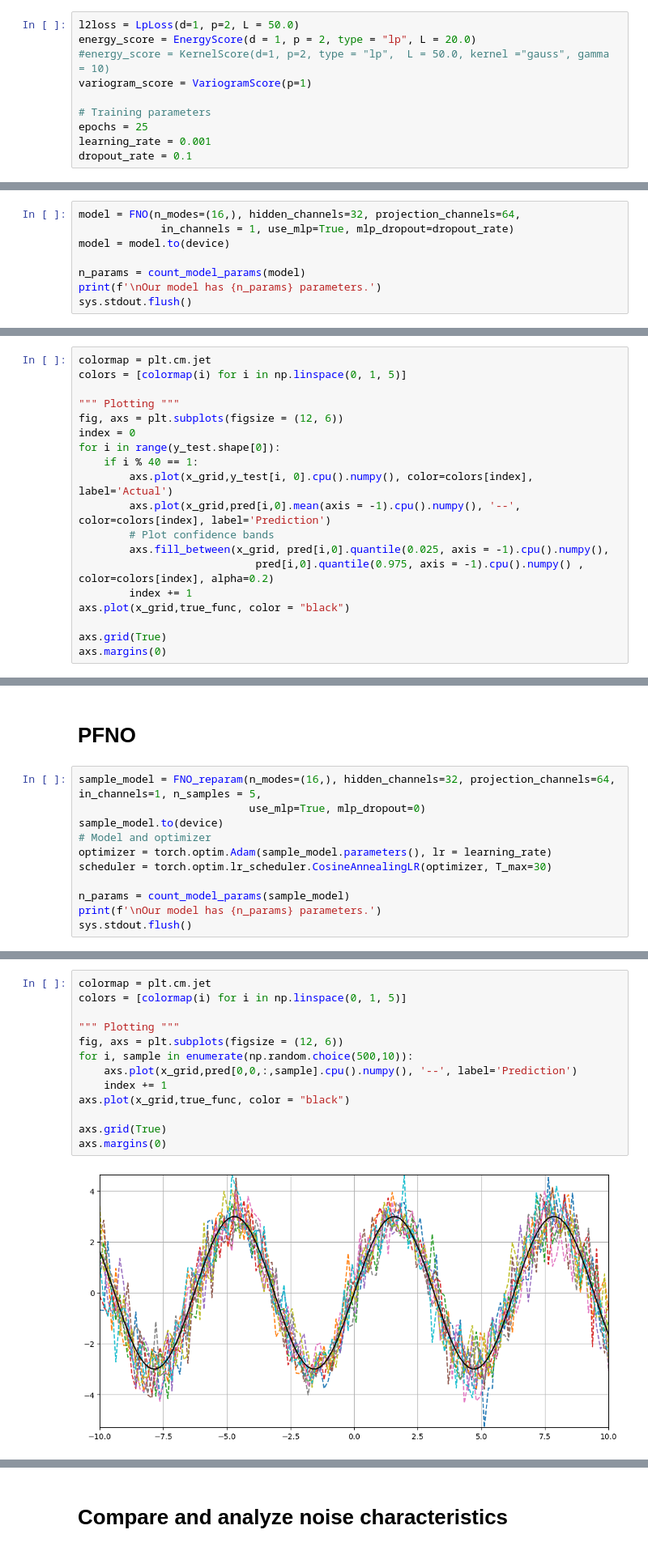
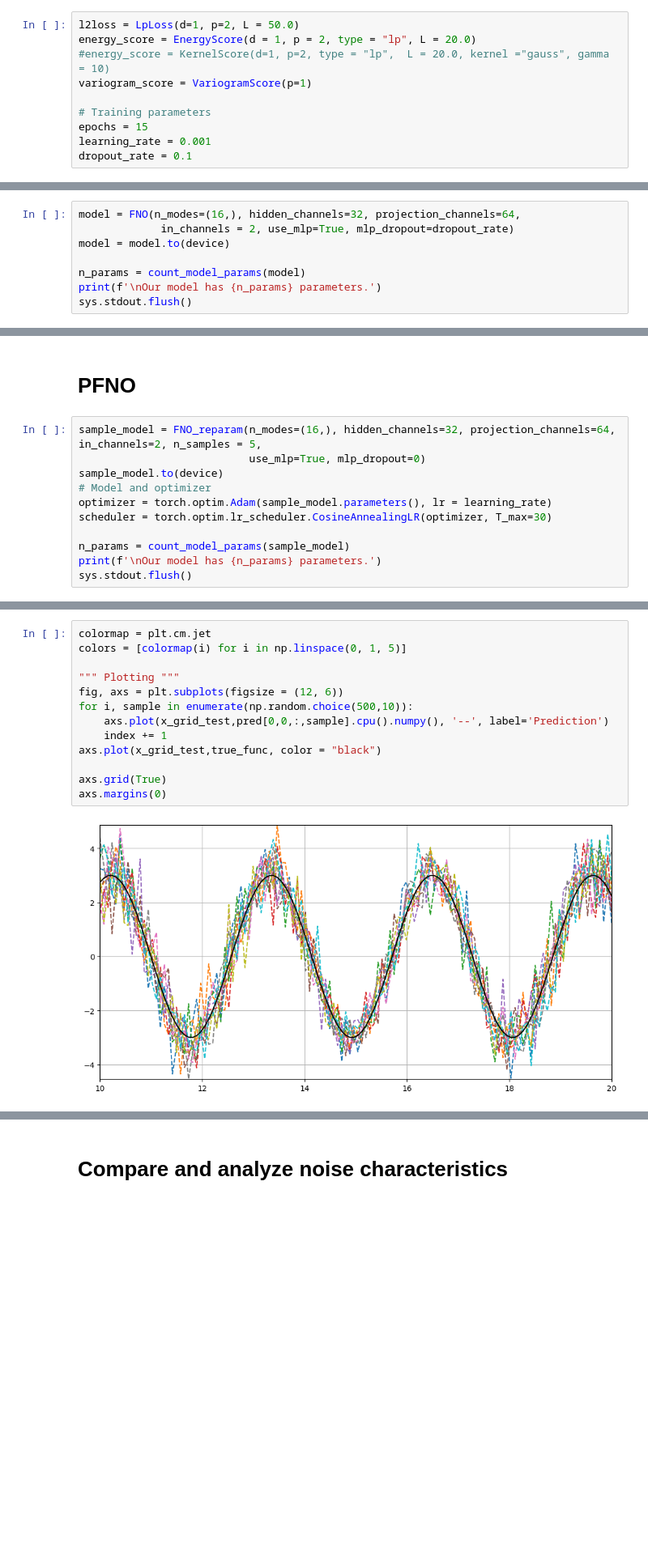
Before and after one commit to cbuelt/pfno, a Jupyter notebook: grf_test.ipynb, the cells around one changed output, grey strips where cells are left out. Shown at 81% size. Cells and saved outputs as stored; diff of their text form; blank space fills up the shorter version.

```diff
--- a/grf_test.ipynb
+++ b/grf_test.ipynb
@@ -68,11 +77,11 @@ test_data = [x_test, y_test]
 # %%
 l2loss = LpLoss(d=1, p=2, L = 50.0)
 energy_score = EnergyScore(d = 1, p = 2, type = "lp", L = 20.0)
-#energy_score = KernelScore(d=1, p=2, type = "lp",  L = 50.0, kernel ="gauss", gamma = 10)
+#energy_score = KernelScore(d=1, p=2, type = "lp",  L = 20.0, kernel ="gauss", gamma = 10)
 variogram_score = VariogramScore(p=1)
 
 # Training parameters
-epochs = 25
+epochs = 15
 learning_rate = 0.001
 dropout_rate = 0.1
 # %% [markdown]
@@ -86,7 +95,7 @@ def generate_mc_samples(model, x, shape, n_samples=100):
     return samples
 # %%
 model = FNO(n_modes=(16,), hidden_channels=32, projection_channels=64,
-             in_channels = 1, use_mlp=True, mlp_dropout=dropout_rate)
+             in_channels = 2, use_mlp=True, mlp_dropout=dropout_rate)
 model = model.to(device)
 
 n_params = count_model_params(model)
@@ -188,19 +194,0 @@ ES: 3.9513375759124756
-# %%
-colormap = plt.cm.jet
-colors = [colormap(i) for i in np.linspace(0, 1, 5)]
-
-""" Plotting """
-fig, axs = plt.subplots(figsize = (12, 6))
-index = 0
-for i in range(y_test.shape[0]):
-    if i % 40 == 1:
-        axs.plot(x_grid,y_test[i, 0].cpu().numpy(), color=colors[index], label='Actual')
-        axs.plot(x_grid,pred[i,0].mean(axis = -1).cpu().numpy(), '--', color=colors[index], label='Prediction')
-        # Plot confidence bands
-        axs.fill_between(x_grid, pred[i,0].quantile(0.025, axis = -1).cpu().numpy(),
-                            pred[i,0].quantile(0.975, axis = -1).cpu().numpy() , color=colors[index], alpha=0.2)
-        index += 1
-axs.plot(x_grid,true_func, color = "black")
-
-axs.grid(True)
-axs.margins(0)
@@ -209,7 +195,7 @@ axs.margins(0)
 # %% [markdown]
 # PFNO
 # %%
-sample_model = FNO_reparam(n_modes=(16,), hidden_channels=32, projection_channels=64, in_channels=1, n_samples = 5,
+sample_model = FNO_reparam(n_modes=(16,), hidden_channels=32, projection_channels=64, in_channels=2, n_samples = 5,
                            use_mlp=True, mlp_dropout=0)
 sample_model.to(device)
 # Model and optimizer
@@ -305,18 +289,18 @@ ES: 3.1460211277008057
 # %%
 colormap = plt.cm.jet
 colors = [colormap(i) for i in np.linspace(0, 1, 5)]
 
 """ Plotting """
 fig, axs = plt.subplots(figsize = (12, 6))
 for i, sample in enumerate(np.random.choice(500,10)):
-    axs.plot(x_grid,pred[0,0,:,sample].cpu().numpy(), '--', label='Prediction')
+    axs.plot(x_grid_test,pred[0,0,:,sample].cpu().numpy(), '--', label='Prediction')
     index += 1
-axs.plot(x_grid,true_func, color = "black")
+axs.plot(x_grid_test,true_func, color = "black")
 
 axs.grid(True)
 axs.margins(0)
 # %% [output]
-[figure, old version]
+[figure, new version]
 # %%
 # Comparison
 print('MSE-Dropout:', mse_dropout)
```
Also changed, not shown: parts of 15 cells of this notebook, 1 other file.
